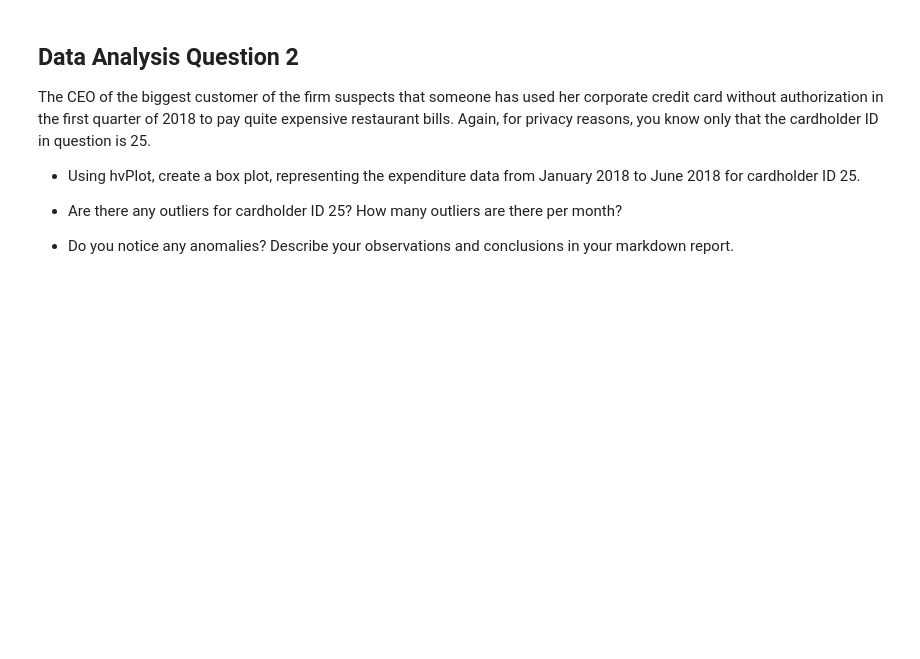
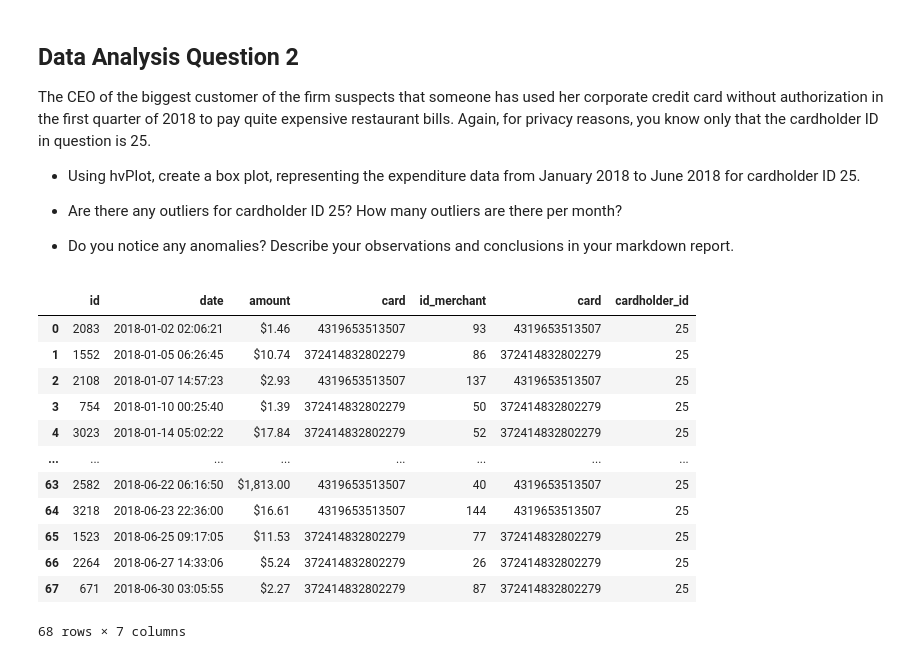
Before and after one commit to yenla9/LookforSupTran, a Jupyter notebook: visual_data_analysis.ipynb, the cells around one changed output. Saved outputs shown, nothing was run; the diff lists cells and outputs as text; code cells hidden in the pictures; blank space fills up the shorter version.

```diff
--- a/visual_data_analysis.ipynb
+++ b/visual_data_analysis.ipynb
@@ -60,7 +105,23 @@ The CEO of the biggest customer of the firm suspects that someone has used her c
 # %%
 # loading data of daily transactions from jan to jun 2018 for card holder 25
 # Write the query
-query = """
-        YOUR QUERY HERE
-        """
+query = "SELECT * FROM transaction as a LEFT JOIN credit_card as b ON(a.card = b.card) WHERE date <'2018-7-01'and cardholder_id = 25;"
+
+cardholder25_df = pd.read_sql(query, engine)
+
 # Create a DataFrame from the query result. HINT: Use pd.read_sql(query, engine)
+cardholder25_df
+# %% [output]
+|  | id | date | amount | card | id_merchant | card | cardholder_id |
+| 0 | 2083 | 2018-01-02 02:06:21 | $1.46 | 4319653513507 | 93 | 4319653513507 | 25 |
+| 1 | 1552 | 2018-01-05 06:26:45 | $10.74 | 372414832802279 | 86 | 372414832802279 | 25 |
+| 2 | 2108 | 2018-01-07 14:57:23 | $2.93 | 4319653513507 | 137 | 4319653513507 | 25 |
+| 3 | 754 | 2018-01-10 00:25:40 | $1.39 | 372414832802279 | 50 | 372414832802279 | 25 |
+| 4 | 3023 | 2018-01-14 05:02:22 | $17.84 | 372414832802279 | 52 | 372414832802279 | 25 |
+| ... | ... | ... | ... | ... | ... | ... | ... |
+| 63 | 2582 | 2018-06-22 06:16:50 | $1,813.00 | 4319653513507 | 40 | 4319653513507 | 25 |
+| 64 | 3218 | 2018-06-23 22:36:00 | $16.61 | 4319653513507 | 144 | 4319653513507 | 25 |
+| 65 | 1523 | 2018-06-25 09:17:05 | $11.53 | 372414832802279 | 77 | 372414832802279 | 25 |
+| 66 | 2264 | 2018-06-27 14:33:06 | $5.24 | 372414832802279 | 26 | 372414832802279 | 25 |
+| 67 | 671 | 2018-06-30 03:05:55 | $2.27 | 372414832802279 | 87 | 372414832802279 | 25 |
+68 rows × 7 columns
```
Also changed, not shown: parts of 16 cells of this notebook, 1 other file.
